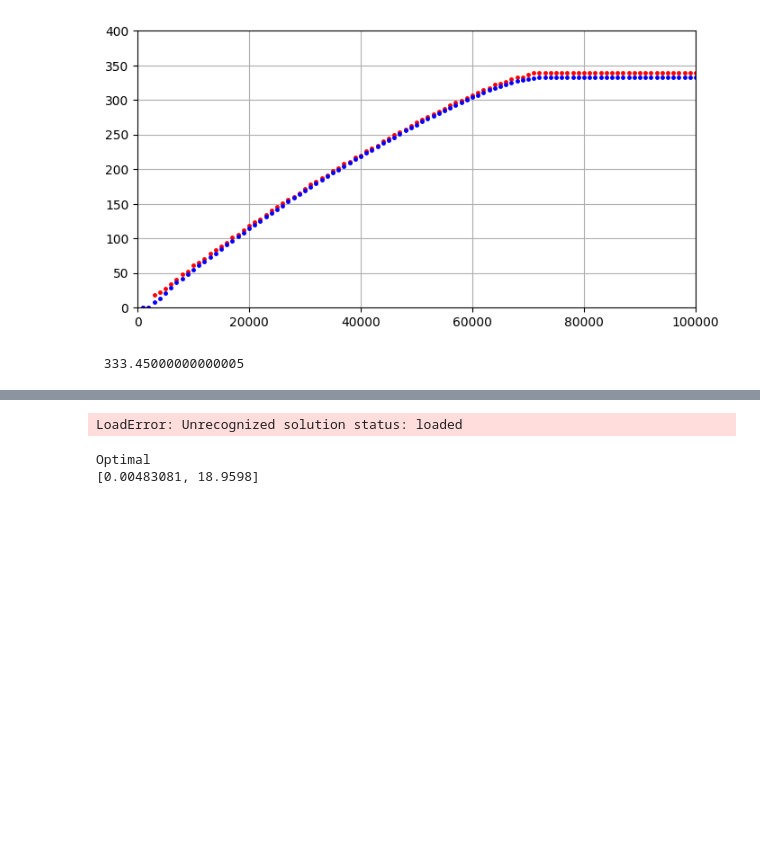
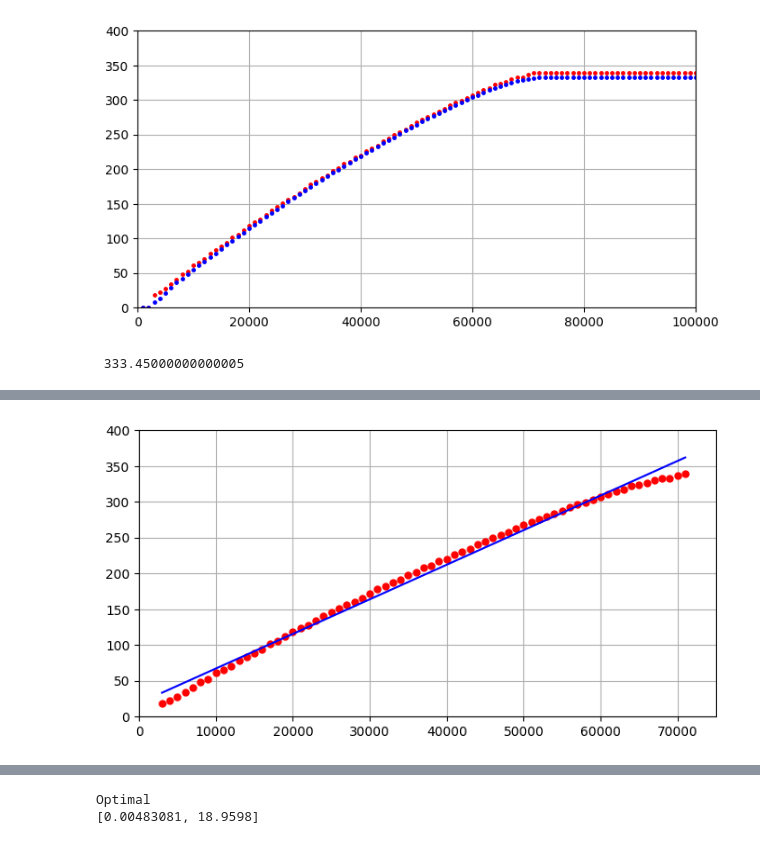
Before and after one commit to Shabehehe/524Final, a Jupyter notebook: Optimize.ipynb, the cells around one changed output, grey strips where cells are left out. Saved outputs shown, nothing was run; the diff lists cells and outputs as text; code cells hidden in the pictures; blank space fills up the shorter version.

```diff
--- a/Optimize.ipynb
+++ b/Optimize.ipynb
@@ -741,59 +768,36 @@ LoadError: DimensionMismatch("Cannot multiply two vectors")
 # %%
-k = 1
-
-# fit using a function of the form f(x) = u1 x^k + u2 x^(k-1) + ... + uk x + u{k+1}
-n = length(x)
-A = zeros(n,k+1)
-for i = 1:n
-    for j = 1:k+1
-        A[i,j] = x[i]^(k+1-j)
-    end
-end
-
-# using JuMP, ECOS, SCS
-
-# #m = Model(solver=ECOSSolver(verbose=false))
-# m = Model(solver=SCSSolver(verbose=false))
-
-# @variable(m, u[1:k+1])
-# @variable(m, t)
-# @constraint(m, norm(y - A*u) <= t)
-# @objective(m, Min, t)
-
-# status = solve(m)
-# uopt = getvalue(u)
-# println(status)
-# println(uopt)
-using JuMP, Gurobi, Mosek
-
-#m = Model(solver=MosekSolver(LOG=0))
-m = Model(solver=GurobiSolver(OutputFlag=0))
+ENV["GRB_LICENSE_FILE"] = "/Users/BrendonLapp/Library/gurobi.lic"
+m = Model(solver=MosekSolver(LOG=0))
+#m = Model(solver=GurobiSolver(OutputFlag=0))
 #m = Model(solver=GurobiSolver(OutputFlag=1,NumericFocus=2))    # extra option to do extra numerical conditioning
 #m = Model(solver=GurobiSolver(OutputFlag=1,BarHomogeneous=1))  # extra option to use alternative algorithms
 
-@variable(m, u[1:k+1])
+@variable(m, u[1:3])
+@constraint(m, u[1] == 0)
 
+@objective(m, Min, sum(  ((y[i] - (u[1]*(x[i]^2) + u[2]*x[i] + u[3]))^2) for i in 1:69)  )
 
-@objective(m, Min, sum( (y - A*u).^2 ) )
-println(getobjectivevalue(m))
 status = solve(m)
+
 uopt = getvalue(u)
-println(status)
+#yopt = getvalue(y)
 
 using PyPlot
 npts = 69
-xfine = x #linspace(0,10,npts)
-ffine = ones(npts)
-for j = 1:k
-    ffine = [ffine.*xfine ones(npts)]
-end
-yfine = ffine * uopt
+    newx = x #linspace(0,10,npts)
+newy = ones(npts)
+#ffine = ones(npts)
+for i in 1:npts
+        newy[i] = uopt[1]*x[i]^2+uopt[2]*x[i] + uopt[3] #uopt[1]*newx[i]^2 + uopt[2]*newx[2] + uopt[3]
+    end
+
 figure(figsize=(8,4))
 plot( x, y, "r.", markersize=10)
-plot( xfine, yfine, "b-")
+plot( newx, newy, "b-")
 axis([0,75000,0,400])
 grid()
+println(getobjectivevalue(m))
 
 println(getvalue(u))
-println(getobjectivevalue(m))
 # %% [output]
+[figure, added]
@@ -802,4 +808,3 @@ Academic license - for non-commercial use only
-LoadError: Unrecognized solution status: loaded
 # %%
 using JuMP, ECOS, SCS
 
```
Also changed, not shown: parts of 9 cells of this notebook, 1 other file.
